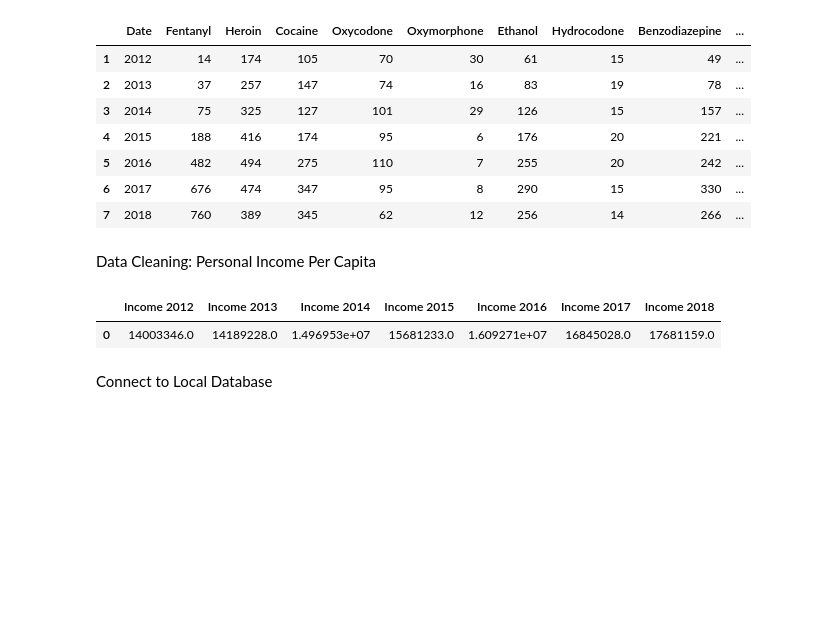
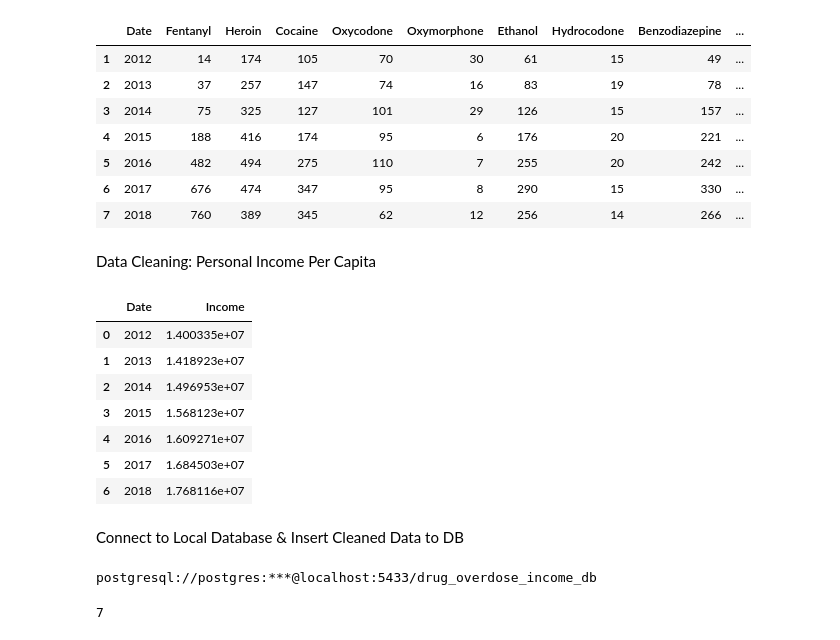
Before and after one commit to kringlek/Project-2, a Jupyter notebook: Data_Cleaning.ipynb, the cells around one changed output. Saved outputs shown, nothing was run; the diff lists cells and outputs as text; code cells hidden in the pictures; blank space fills up the shorter version.

```diff
--- a/Data_Cleaning.ipynb
+++ b/Data_Cleaning.ipynb
@@ -132,18 +122,21 @@ average_2017 = income_2017.mean()
 average_2018 = income_2018.mean()
 # %%
 #Create new DF
-yearly_income_USA = pd.DataFrame({
-    'Income 2012':[average_2012],
-    'Income 2013':[average_2013],
-    'Income 2014':[average_2014],
-    'Income 2015':[average_2015],
-    'Income 2016':[average_2016],
-    'Income 2017':[average_2017],
-    'Income 2018':[average_2018]})
+yearly_income_USA = pd.DataFrame([{"Date": 2012,"Income":average_2012},
+                                  {"Date": 2013,"Income":average_2013},
+                                  {"Date": 2014,"Income":average_2014},
+                                  {"Date": 2015,"Income":average_2015},
+                                  {"Date": 2016,"Income":average_2016},
+                                  {"Date": 2017,"Income":average_2017},
+                                  {"Date": 2018,"Income":average_2018}])
 
 yearly_income_USA
 # %% [output]
-|  | Income 2012 | Income 2013 | Income 2014 | Income 2015 | Income 2016 | Income 2017 | Income 2018 |
-| 0 | 14003346.0 | 14189228.0 | 1.496953e+07 | 15681233.0 | 1.609271e+07 | 16845028.0 | 17681159.0 |
+|  | Date | Income |
+| 0 | 2012 | 1.400335e+07 |
+| 1 | 2013 | 1.418923e+07 |
+| 2 | 2014 | 1.496953e+07 |
+| 3 | 2015 | 1.568123e+07 |
+| 4 | 2016 | 1.609271e+07 |
+| 5 | 2017 | 1.684503e+07 |
+| 6 | 2018 | 1.768116e+07 |
-# %% [markdown]
-Connect to Local Database
@@ -153,0 +147,2 @@ drug_overdose.to_csv('Clean Data/drug_overdose.csv', index=False)
+# %% [markdown]
+Connect to Local Database & Insert Cleaned Data to DB
@@ -154 +170,5 @@ drug_overdose.to_csv('Clean Data/drug_overdose.csv', index=False)
+# %%
+engine.url
+# %% [output]
+postgresql://postgres:***@localhost:5433/drug_overdose_income_db
 # %%
@@ -155,0 +178,6 @@ drug_overdose.to_csv('Clean Data/drug_overdose.csv', index=False)
+# %%
+#SQL convert
+drug_overdose_clean.to_sql(name='drug_data', con=engine, if_exists='append', index=False)
+yearly_income_usa_clean.to_sql(name='income', con=engine, if_exists='append', index=False)
+# %% [output]
+7
```
Also changed, not shown: parts of 17 cells of this notebook.
